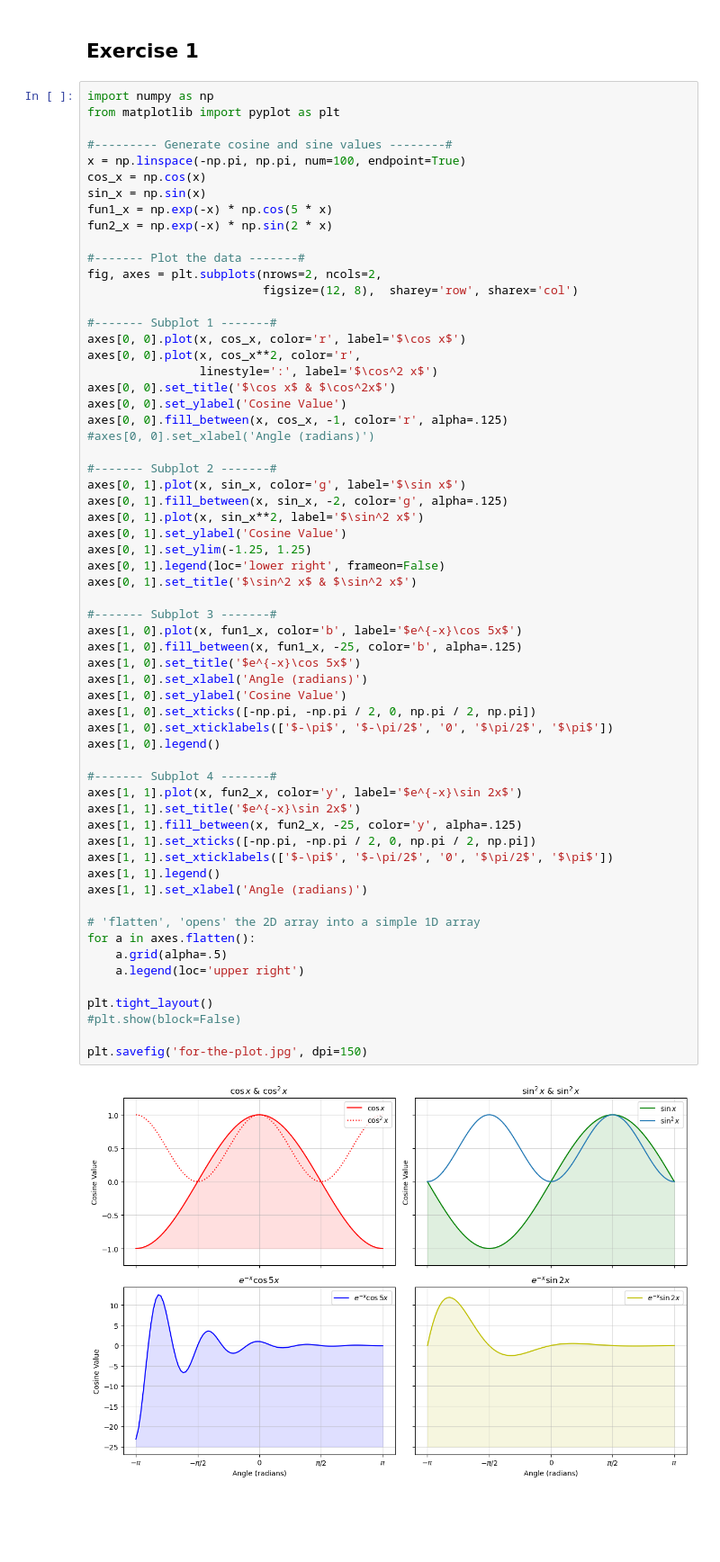
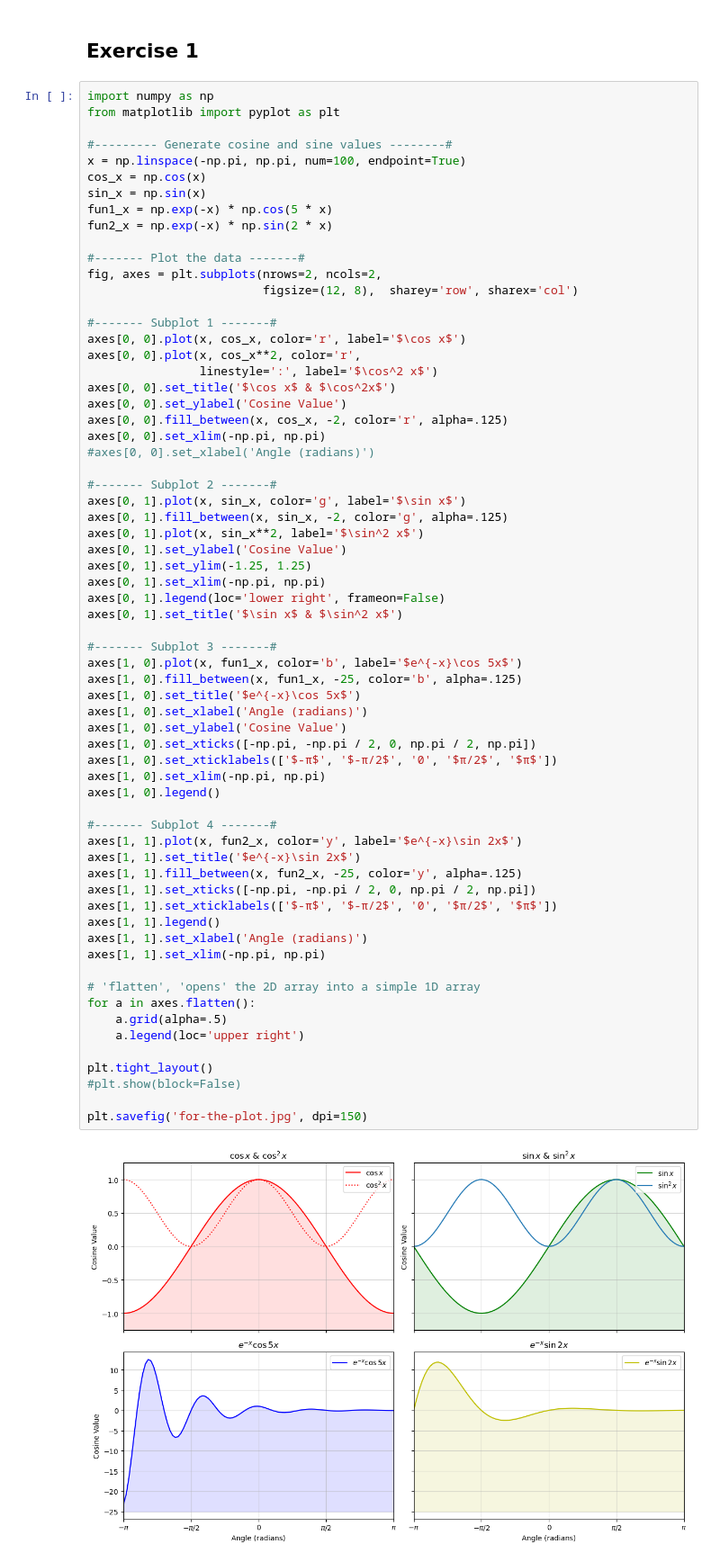
Before and after one commit to SPS-SP2273/learning-portfolio-2024-aug-may99-t, a Jupyter notebook: 7.2_plotting__exercises/plotting_(good)_exercises.ipynb, the cells around one changed output. Shown at 90% size. Saved outputs shown, nothing was run; the diff lists cells and outputs as text; blank space fills up the shorter version.

Commit message:
plotting_good_exercises ready for review

```diff
--- a/7.2_plotting__exercises/plotting_(good)_exercises.ipynb
+++ b/7.2_plotting__exercises/plotting_(good)_exercises.ipynb
@@ -23,7 +23,8 @@ axes[0, 0].plot(x, cos_x**2, color='r',
                 linestyle=':', label='$\cos^2 x$')
 axes[0, 0].set_title('$\cos x$ & $\cos^2x$')
 axes[0, 0].set_ylabel('Cosine Value')
-axes[0, 0].fill_between(x, cos_x, -1, color='r', alpha=.125)
+axes[0, 0].fill_between(x, cos_x, -2, color='r', alpha=.125)
+axes[0, 0].set_xlim(-np.pi, np.pi)
 #axes[0, 0].set_xlabel('Angle (radians)')
 
 #------- Subplot 2 -------#
@@ -32,39 +33,42 @@ axes[0, 1].fill_between(x, sin_x, -2, color='g', alpha=.125)
 axes[0, 1].plot(x, sin_x**2, label='$\sin^2 x$')
 axes[0, 1].set_ylabel('Cosine Value')
 axes[0, 1].set_ylim(-1.25, 1.25)
+axes[0, 1].set_xlim(-np.pi, np.pi)
 axes[0, 1].legend(loc='lower right', frameon=False)
-axes[0, 1].set_title('$\sin^2 x$ & $\sin^2 x$')
+axes[0, 1].set_title('$\sin x$ & $\sin^2 x$')
 
 #------- Subplot 3 -------#
 axes[1, 0].plot(x, fun1_x, color='b', label='$e^{-x}\cos 5x$')
 axes[1, 0].fill_between(x, fun1_x, -25, color='b', alpha=.125)
 axes[1, 0].set_title('$e^{-x}\cos 5x$')
 axes[1, 0].set_xlabel('Angle (radians)')
 axes[1, 0].set_ylabel('Cosine Value')
 axes[1, 0].set_xticks([-np.pi, -np.pi / 2, 0, np.pi / 2, np.pi])
-axes[1, 0].set_xticklabels(['$-\pi$', '$-\pi/2$', '0', '$\pi/2$', '$\pi$'])
+axes[1, 0].set_xticklabels(['$-π$', '$-π/2$', '0', '$π/2$', '$π$'])
+axes[1, 0].set_xlim(-np.pi, np.pi)
 axes[1, 0].legend()
 
 #------- Subplot 4 -------#
 axes[1, 1].plot(x, fun2_x, color='y', label='$e^{-x}\sin 2x$')
 axes[1, 1].set_title('$e^{-x}\sin 2x$')
 axes[1, 1].fill_between(x, fun2_x, -25, color='y', alpha=.125)
 axes[1, 1].set_xticks([-np.pi, -np.pi / 2, 0, np.pi / 2, np.pi])
-axes[1, 1].set_xticklabels(['$-\pi$', '$-\pi/2$', '0', '$\pi/2$', '$\pi$'])
+axes[1, 1].set_xticklabels(['$-π$', '$-π/2$', '0', '$π/2$', '$π$'])
 axes[1, 1].legend()
 axes[1, 1].set_xlabel('Angle (radians)')
+axes[1, 1].set_xlim(-np.pi, np.pi)
 
 # 'flatten', 'opens' the 2D array into a simple 1D array
 for a in axes.flatten():
     a.grid(alpha=.5)
     a.legend(loc='upper right')
 
 plt.tight_layout()
 #plt.show(block=False)
 
 plt.savefig('for-the-plot.jpg', dpi=150)
 # %% [output]
-[figure, old version]
+[figure, new version]
 # %%
 #please ignore, made a version without the '/' error messages so i can see the graph quicker
 import numpy as np
```
Also changed, not shown: parts of 1 cell of this notebook, 1 other file.
